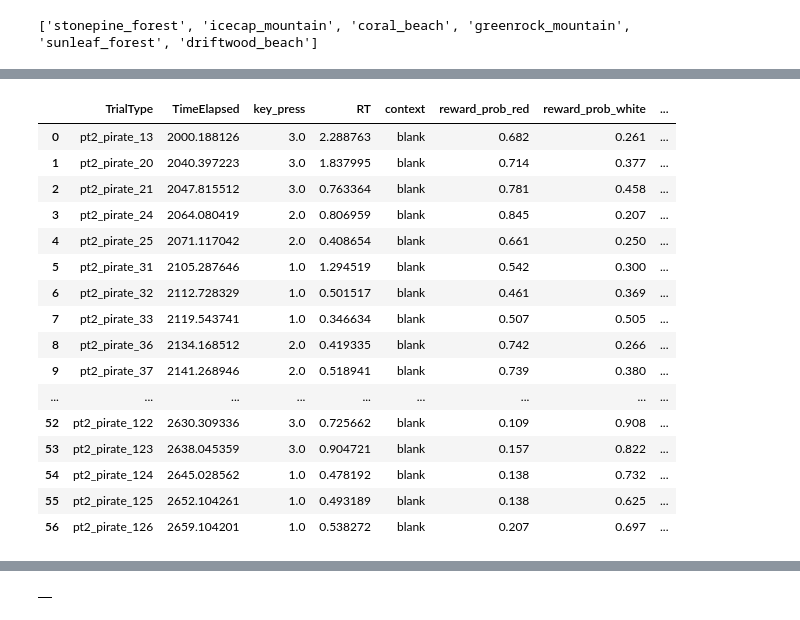
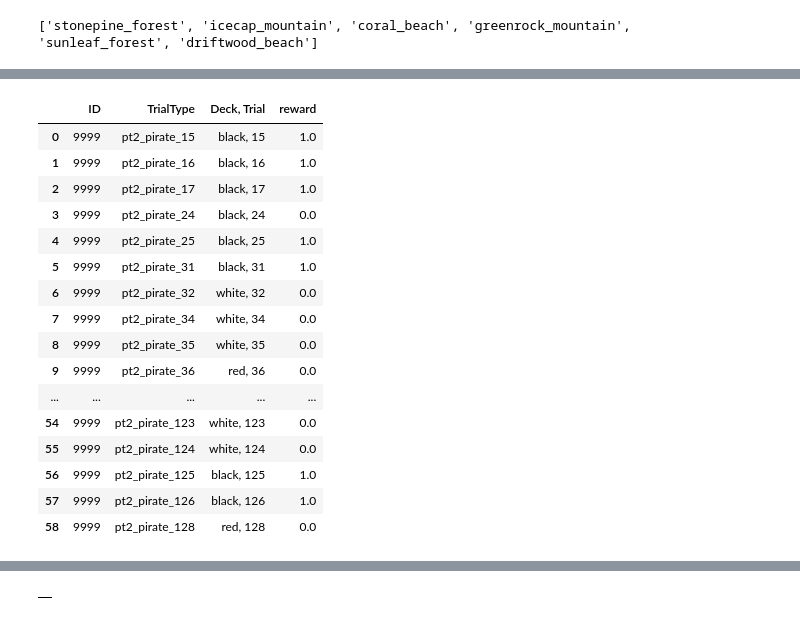
Before and after one commit to RohinPalsule/CB-PsychoPy, a Jupyter notebook: run_exp/kidGB_analysis.ipynb, the cells around one changed output, grey strips where cells are left out. Saved outputs shown, nothing was run; the diff lists cells and outputs as text; code cells hidden in the pictures.

Commit message:
adjusted data to show probes in pt2

```diff
--- a/run_exp/kidGB_analysis.ipynb
+++ b/run_exp/kidGB_analysis.ipynb
@@ -24,6 +24,7 @@ for file in os.listdir(folder_path):
 
 df = pd.concat(df_list, ignore_index=True)
 df_individual = pd.read_csv(single_data, on_bad_lines='skip')
+df = df_individual # CHANGE
 df['ID'] = df['ID'].ffill()
 df['ID'] = df['ID'].astype(int)
 df['PayoutDistNum'] = df['PayoutDistNum'].ffill()
@@ -224,26 +120,30 @@ Intercept: -2.1395
 # %%
 target_rows = df_individual[df_individual['TrialType'] == 'pirate_recog'].index + 1
-# Filter only valid indices (i.e., not beyond the end of the DataFrame)
+
 valid_indices = target_rows[target_rows < len(df)]
 
-# Select the rows at those indices
 result_df = df_individual.loc[valid_indices].reset_index(drop=True)
-result_df[result_df['TrialType'].str.contains("pt2")].dropna(axis=1,how='all')
+
+result_df = result_df[result_df['TrialType'].str.contains("pt2")].dropna(axis=1,how='all')
+result_df['Deck, Trial'] = result_df['choice'].str.extract(r'^(black|red|white)')[0] + ', ' + result_df['TrialType'].str.extract(r'pt2_pirate_(\d+)')[0]
+result_df
+sub_df = result_df[['ID','TrialType','Deck, Trial','reward']]
+sub_df
 # %% [output]
-|  | TrialType | TimeElapsed | key_press | RT | context | reward_prob_red | reward_prob_white | ... |
-| 0 | pt2_pirate_13 | 2000.188126 | 3.0 | 2.288763 | blank | 0.682 | 0.261 | ... |
-| 1 | pt2_pirate_20 | 2040.397223 | 3.0 | 1.837995 | blank | 0.714 | 0.377 | ... |
-| 2 | pt2_pirate_21 | 2047.815512 | 3.0 | 0.763364 | blank | 0.781 | 0.458 | ... |
-| 3 | pt2_pirate_24 | 2064.080419 | 2.0 | 0.806959 | blank | 0.845 | 0.207 | ... |
-| 4 | pt2_pirate_25 | 2071.117042 | 2.0 | 0.408654 | blank | 0.661 | 0.250 | ... |
-| 5 | pt2_pirate_31 | 2105.287646 | 1.0 | 1.294519 | blank | 0.542 | 0.300 | ... |
-| 6 | pt2_pirate_32 | 2112.728329 | 1.0 | 0.501517 | blank | 0.461 | 0.369 | ... |
-| 7 | pt2_pirate_33 | 2119.543741 | 1.0 | 0.346634 | blank | 0.507 | 0.505 | ... |
-| 8 | pt2_pirate_36 | 2134.168512 | 2.0 | 0.419335 | blank | 0.742 | 0.266 | ... |
-| 9 | pt2_pirate_37 | 2141.268946 | 2.0 | 0.518941 | blank | 0.739 | 0.380 | ... |
-| ... | ... | ... | ... | ... | ... | ... | ... | ... |
-| 52 | pt2_pirate_122 | 2630.309336 | 3.0 | 0.725662 | blank | 0.109 | 0.908 | ... |
-| 53 | pt2_pirate_123 | 2638.045359 | 3.0 | 0.904721 | blank | 0.157 | 0.822 | ... |
-| 54 | pt2_pirate_124 | 2645.028562 | 1.0 | 0.478192 | blank | 0.138 | 0.732 | ... |
-| 55 | pt2_pirate_125 | 2652.104261 | 1.0 | 0.493189 | blank | 0.138 | 0.625 | ... |
-| 56 | pt2_pirate_126 | 2659.104201 | 1.0 | 0.538272 | blank | 0.207 | 0.697 | ... |
+|  | ID | TrialType | Deck, Trial | reward |
+| 0 | 9999 | pt2_pirate_15 | black, 15 | 1.0 |
+| 1 | 9999 | pt2_pirate_16 | black, 16 | 1.0 |
+| 2 | 9999 | pt2_pirate_17 | black, 17 | 1.0 |
+| 3 | 9999 | pt2_pirate_24 | black, 24 | 0.0 |
+| 4 | 9999 | pt2_pirate_25 | black, 25 | 1.0 |
+| 5 | 9999 | pt2_pirate_31 | black, 31 | 1.0 |
+| 6 | 9999 | pt2_pirate_32 | white, 32 | 0.0 |
+| 7 | 9999 | pt2_pirate_34 | white, 34 | 0.0 |
+| 8 | 9999 | pt2_pirate_35 | white, 35 | 0.0 |
+| 9 | 9999 | pt2_pirate_36 | red, 36 | 0.0 |
+| ... | ... | ... | ... | ... |
+| 54 | 9999 | pt2_pirate_123 | white, 123 | 0.0 |
+| 55 | 9999 | pt2_pirate_124 | white, 124 | 0.0 |
+| 56 | 9999 | pt2_pirate_125 | black, 125 | 1.0 |
+| 57 | 9999 | pt2_pirate_126 | black, 126 | 1.0 |
+| 58 | 9999 | pt2_pirate_128 | red, 128 | 0.0 |
```
Also changed, not shown: parts of 8 cells of this notebook, 4 other files.
